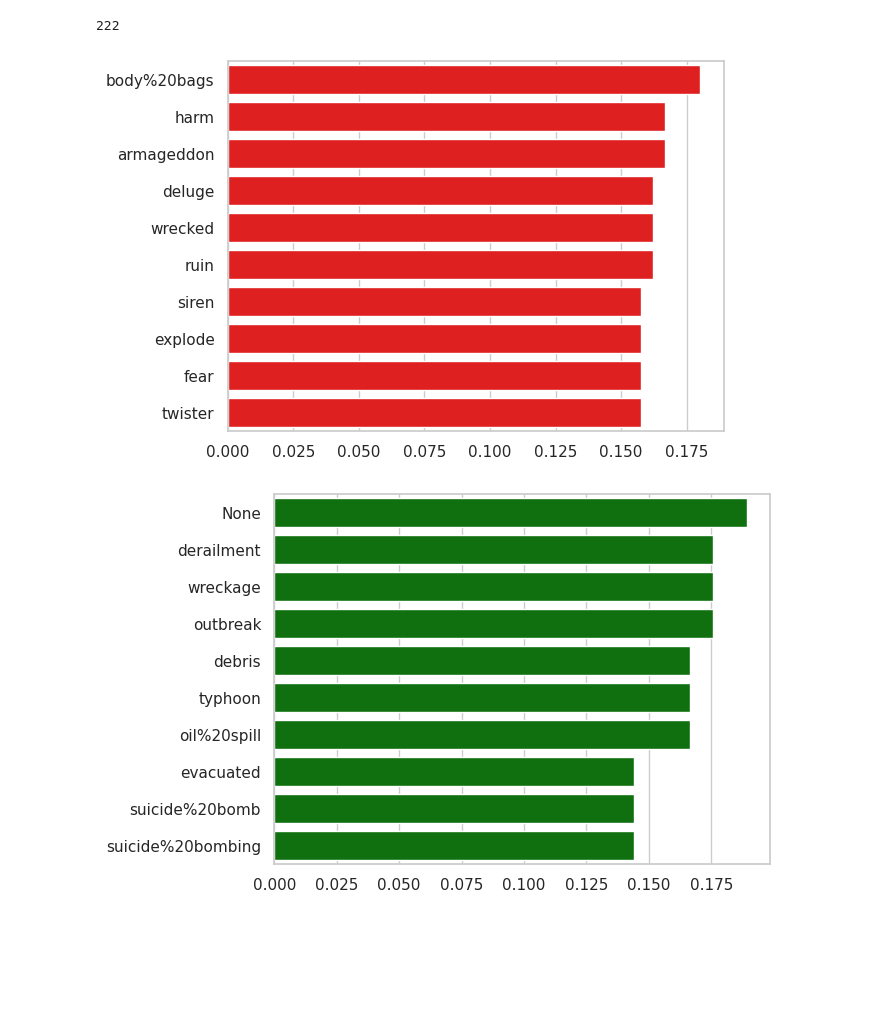
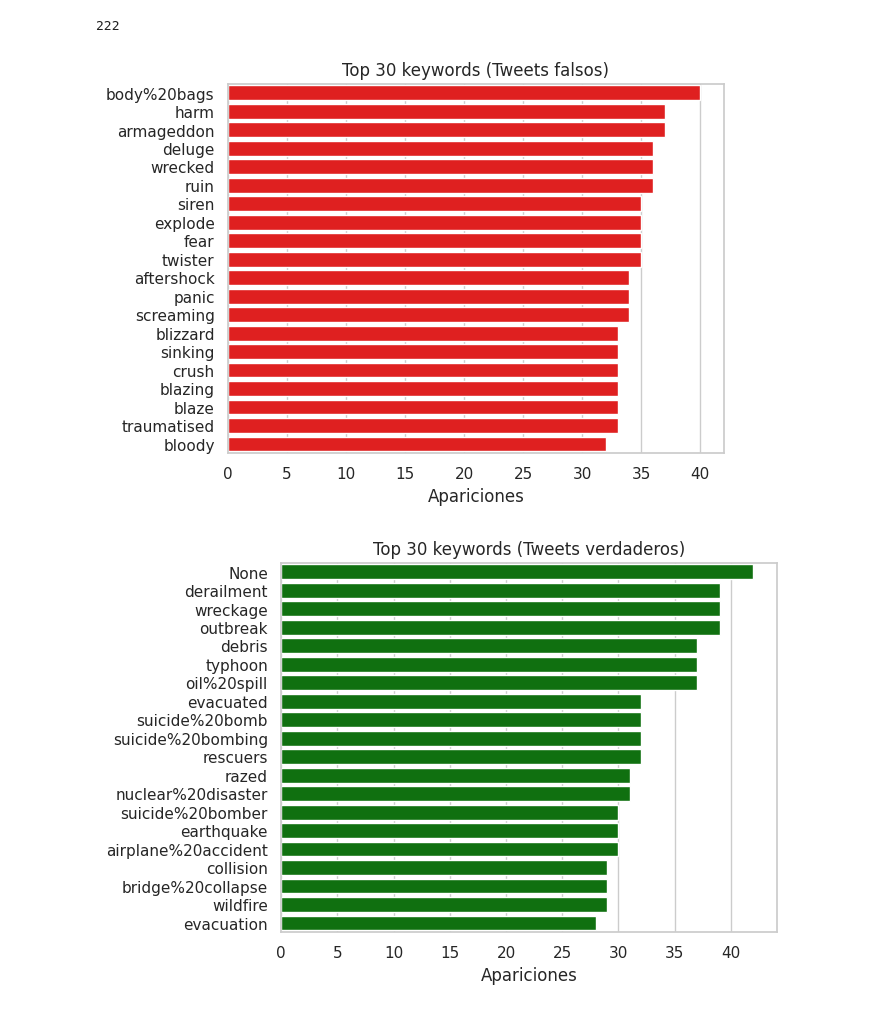
Before and after one commit to vnbarr/75.06-Datos, a Jupyter notebook: notebooks/TP1.ipynb, the cells around one changed output. Cells and saved outputs as stored; diff of their text form; code cells hidden in the pictures; blank space fills up the shorter version.

```diff
--- a/notebooks/TP1.ipynb
+++ b/notebooks/TP1.ipynb
@@ -451,19 +461,20 @@ total_keyword = tweets['keywords'].value_counts().count()
 total_keyword
 # %% [output]
 222
+# %%
+keyword_false = tweets[tweets["target"] == 0]["keyword"].value_counts()
+keyword_true  = tweets[tweets["target"] == 1]["keyword"].value_counts()
 # %%
 #relacion entre keywords y verac
-keyword_false = tweets[tweets["target"] == 0]["keyword"].value_counts() /total_keyword
-keyword_true  = tweets[tweets["target"] == 1]["keyword"].value_counts() /total_keyword
 
-g = sns.barplot(x=keyword_false.head(10).values,y=keyword_false.head(10).index,color='red',orient="h")
+g = sns.barplot(x=keyword_false.head(20).values,y=keyword_false.head(20).index,color='red',orient="h").set(title = 'Top 30 keywords (Tweets falsos)',xlabel='Apariciones')
 # %% [output]
-[figure, old version]
+[figure, new version]
 # %%
 #keyword_false.merge(keyword_real)
-f = sns.barplot(x=keyword_true.head(10).values,y=keyword_true.head(10).index,color='green',orient="h")
+f = sns.barplot(x=keyword_true.head(20).values,y=keyword_true.head(20).index,color='green',orient="h").set(title = 'Top 30 keywords (Tweets verdaderos)',xlabel='Apariciones')
 # %% [output]
-[figure, old version]
+[figure, new version]
 # %%
 #comparacion entre datasets?. buscar palabras en tops. - pendiente comparacion entre dos datasets
 comparewords = pd.concat([keyword_true,keyword_false], axis=1)
```
Also changed, not shown: parts of 42 cells of this notebook.
